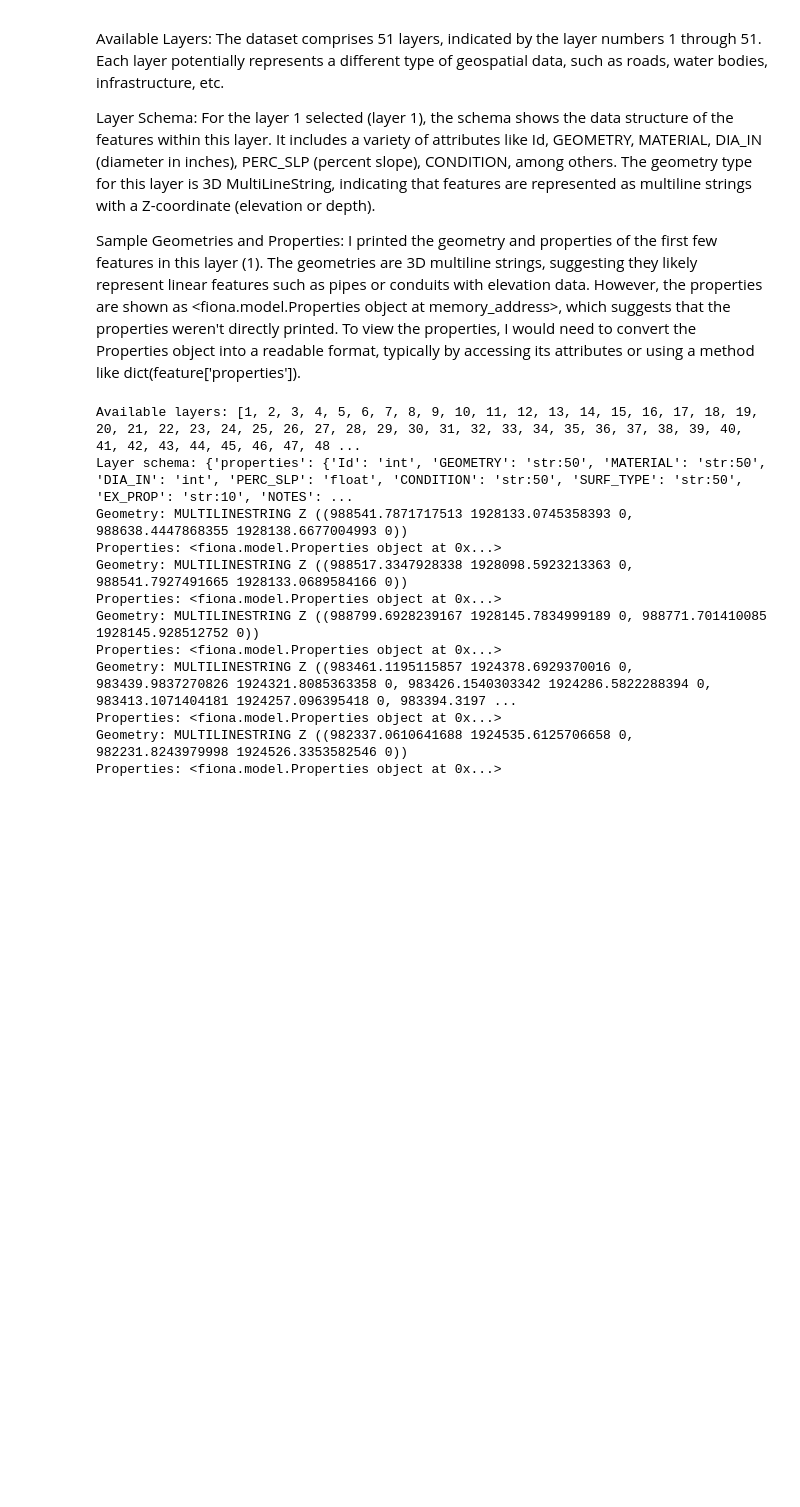
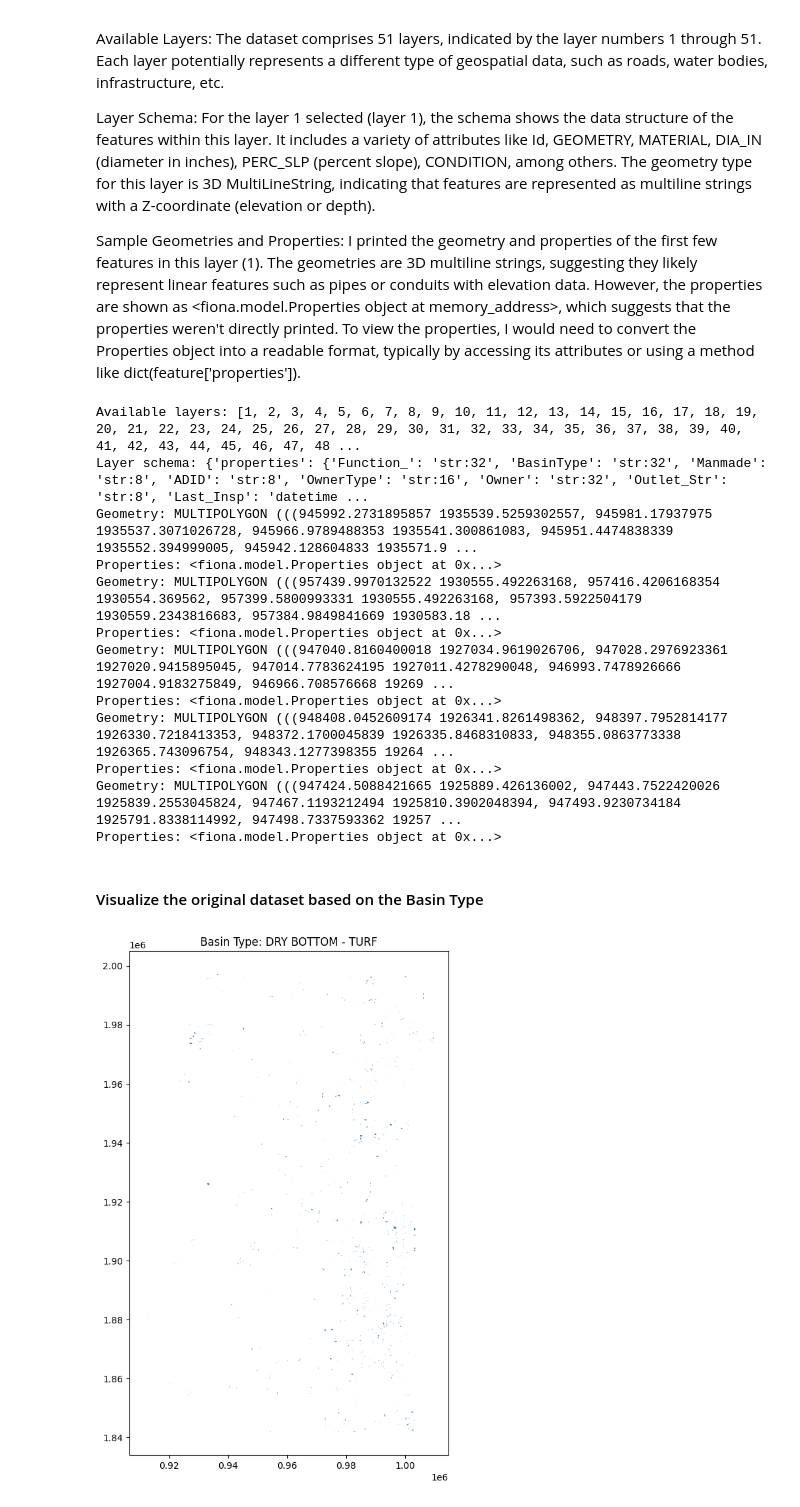
Before and after one commit to dsi-clinic/CMAP, a Jupyter notebook: notebooks/vector-test.ipynb, the cells around one changed output. Cells and saved outputs as stored; diff of their text form; code cells hidden in the pictures; blank space fills up the shorter version.

```diff
--- a/notebooks/vector-test.ipynb
+++ b/notebooks/vector-test.ipynb
@@ -265,14 +265,14 @@ import fiona
 from shapely.geometry import shape
 
 # Assuming the first item in your dataset index is the one you want to explore
-dataset_path = '/net/projects/cmap/data/kane-county-data/KC_StormwaterDataJan2024.gdb.zip'
+dataset_path = os.path.join(KC_SHAPE_ROOT, 'KC_StormwaterDataJan2024.gdb.zip')
 
 # Step 1: Open the dataset and list layers
 with fiona.open(dataset_path, 'r') as gdb:
     print("Available layers:", list(gdb.keys()))
 
 # Assuming you've selected a layer to explore, replace 'your_layer_name_here' with its actual name
-layer_name = 1
+layer_name = 4
 
 # Step 2: Explore a specific layer
 with fiona.open(dataset_path, layer=layer_name) as layer:
@@ -285,25 +285,61 @@ with fiona.open(dataset_path, layer=layer_name) as layer:
         props = feature['properties']
         print("Geometry:", geom)
         print("Properties:", props)
-
-# Step 3: Perform more specific operations
-# Example: Calculate and print the area of the first polygon in the layer
-with fiona.open(dataset_path, layer=layer_name) as layer:
-    for feature in layer:
-        geom = shape(feature['geometry'])
-        if geom.geom_type == 'Polygon':
-            print("Area of the polygon:", geom.area)
-            break  # Remove or modify this break statement depending on what you want to do
 # %% [output]
 Available layers: [1, 2, 3, 4, 5, 6, 7, 8, 9, 10, 11, 12, 13, 14, 15, 16, 17, 18, 19, 20, 21, 22, 23, 24, 25, 26, 27, 28, 29, 30, 31, 32, 33, 34, 35, 36, 37, 38, 39, 40, 41, 42, 43, 44, 45, 46, 47, 48 ...
-Layer schema: {'properties': {'Id': 'int', 'GEOMETRY': 'str:50', 'MATERIAL': 'str:50', 'DIA_IN': 'int', 'PERC_SLP': 'float', 'CONDITION': 'str:50', 'SURF_TYPE': 'str:50', 'EX_PROP': 'str:10', 'NOTES': ...
-Geometry: MULTILINESTRING Z ((988541.7871717513 1928133.0745358393 0, 988638.4447868355 1928138.6677004993 0))
+Layer schema: {'properties': {'Function_': 'str:32', 'BasinType': 'str:32', 'Manmade': 'str:8', 'ADID': 'str:8', 'OwnerType': 'str:16', 'Owner': 'str:32', 'Outlet_Str': 'str:8', 'Last_Insp': 'datetime ...
+Geometry: MULTIPOLYGON (((945992.2731895857 1935539.5259302557, 945981.17937975 1935537.3071026728, 945966.9789488353 1935541.300861083, 945951.4474838339 1935552.394999005, 945942.128604833 1935571.9 ...
 Properties: <fiona.model.Properties object at 0x...>
-Geometry: MULTILINESTRING Z ((988517.3347928338 1928098.5923213363 0, 988541.7927491665 1928133.0689584166 0))
+Geometry: MULTIPOLYGON (((957439.9970132522 1930555.492263168, 957416.4206168354 1930554.369562, 957399.5800993331 1930555.492263168, 957393.5922504179 1930559.2343816683, 957384.9849841669 1930583.18 ...
 Properties: <fiona.model.Properties object at 0x...>
-Geometry: MULTILINESTRING Z ((988799.6928239167 1928145.7834999189 0, 988771.701410085 1928145.928512752 0))
+Geometry: MULTIPOLYGON (((947040.8160400018 1927034.9619026706, 947028.2976923361 1927020.9415895045, 947014.7783624195 1927011.4278290048, 946993.7478926666 1927004.9183275849, 946966.708576668 19269 ...
 Properties: <fiona.model.Properties object at 0x...>
-Geometry: MULTILINESTRING Z ((983461.1195115857 1924378.6929370016 0, 983439.9837270826 1924321.8085363358 0, 983426.1540303342 1924286.5822288394 0, 983413.1071404181 1924257.096395418 0, 983394.3197 ...
+Geometry: MULTIPOLYGON (((948408.0452609174 1926341.8261498362, 948397.7952814177 1926330.7218413353, 948372.1700045839 1926335.8468310833, 948355.0863773338 1926365.743096754, 948343.1277398355 19264 ...
 Properties: <fiona.model.Properties object at 0x...>
-Geometry: MULTILINESTRING Z ((982337.0610641688 1924535.6125706658 0, 982231.8243979998 1924526.3353582546 0))
+Geometry: MULTIPOLYGON (((947424.5088421665 1925889.426136002, 947443.7522420026 1925839.2553045824, 947467.1193212494 1925810.3902048394, 947493.9230734184 1925791.8338114992, 947498.7337593362 19257 ...
 Properties: <fiona.model.Properties object at 0x...>
+# %% [markdown]
+#### Visualize the original dataset based on the Basin Type
+# %%
+import fiona
+from shapely.geometry import shape
+import geopandas as gpd
+import matplotlib.pyplot as plt
+
+# Helper function to read a specific layer and return a GeoDataFrame
+def read_layer_to_geodataframe(dataset_path, layer_name):
+    features = []
+    with fiona.open(dataset_path, layer=layer_name) as layer:
+        for feature in layer:
+            geom = shape(feature['geometry'])
+            props = feature['properties']
+            features.append({'geometry': geom, **props})
+
+    return gpd.GeoDataFrame(features)
+
+# Function to plot GeoDataFrame filtered by basin type
+def plot_filtered_basin_type(dataset_path, layer_name, basin_type):
+    gdf = read_layer_to_geodataframe(dataset_path, layer_name)
+
+    # Filter the GeoDataFrame by the specified basin type
+    filtered_gdf = gdf[gdf['BasinType'] == basin_type]
+
+    # Plotting
+    fig, ax = plt.subplots(figsize=(10, 10))
+    filtered_gdf.plot(ax=ax)
+
+    # Adding title for clarity
+    plt.title(f'Basin Type: {basin_type}')
+    plt.show()
+
+# Assuming the first item in your dataset index is the one you want to explore
+dataset_path = os.path.join(KC_SHAPE_ROOT, 'KC_StormwaterDataJan2024.gdb.zip')
+
+# Assuming you've selected a layer to visualize
+layer_name = 4
+basin_type = 'DRY BOTTOM - TURF'  # Replace 'YourBasinTypeHere' with the actual basin type you want to filter and visualize
+
+# Call the function with the dataset path, layer name, and basin type you want to visualize
+plot_filtered_basin_type(dataset_path, layer_name, basin_type)
+# %% [output]
+[figure, added]
```
Also changed, not shown: parts of 3 cells of this notebook.
